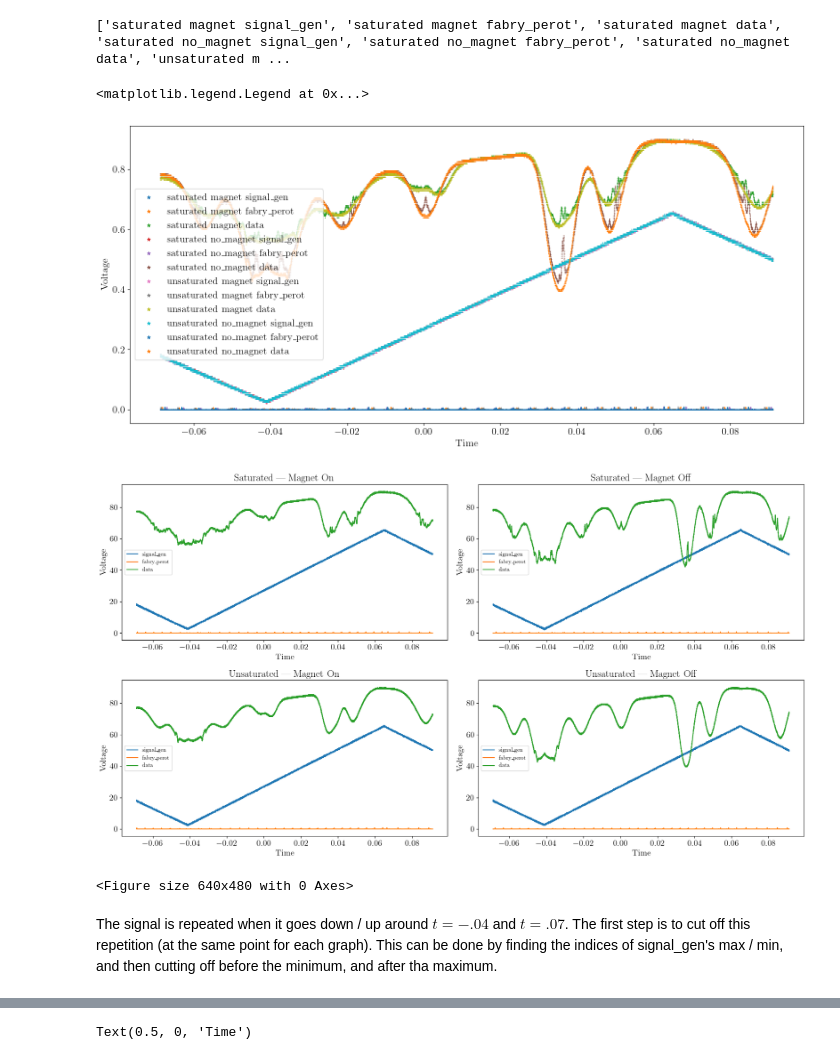
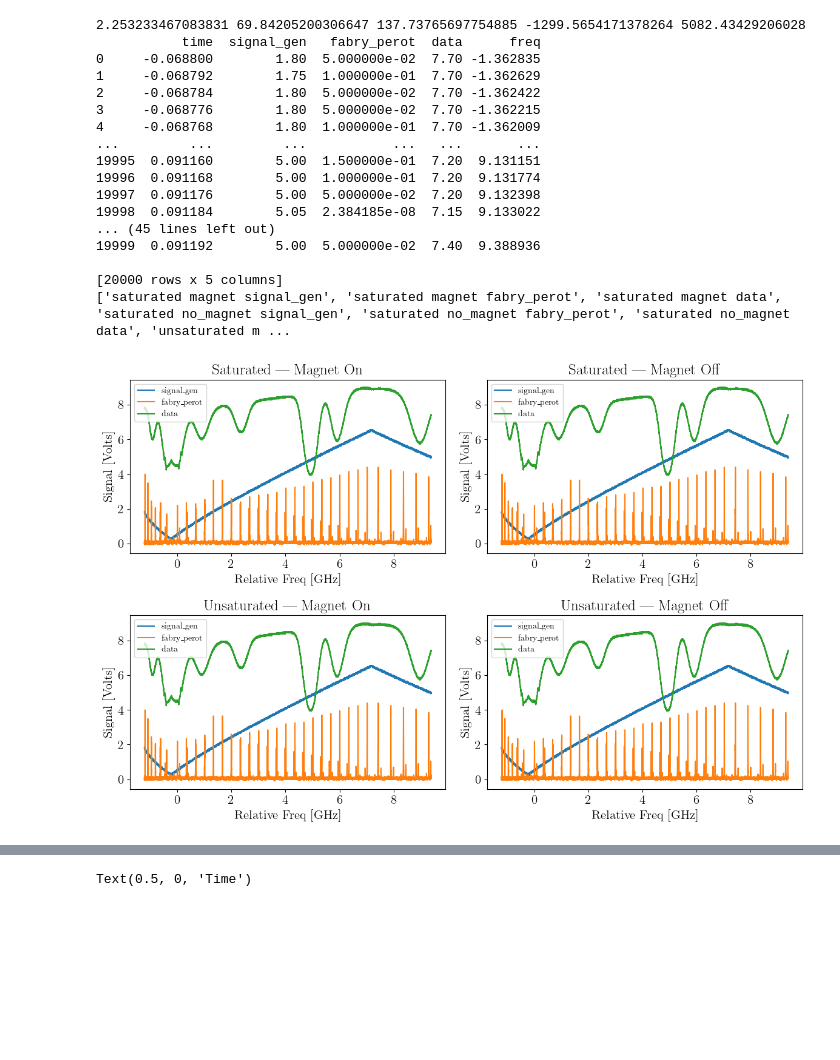
Before and after one commit to andres-luengo/alden-andres-max-most-dangerous-4450-trio, a Jupyter notebook: rb-spectroscopy/doppler_broadening.ipynb, the cells around one changed output, grey strips where cells are left out. Drawn from its saved outputs; the diff is of its cells as text; code cells hidden in the pictures; blank space fills up the shorter version.

Commit message:
Transform data with fabry calibration

```diff
--- a/rb-spectroscopy/doppler_broadening.ipynb
+++ b/rb-spectroscopy/doppler_broadening.ipynb
@@ -41,10 +71,8 @@ name_dict = {
     }
 }
 
+# load and reformat data
 
-plt.figure(figsize=(18,8))
-plt.xlabel("Time")
-plt.ylabel("Voltage")
 names=[]
 frames = []
 data_dict = {}
@@ -52,44 +80,72 @@ for sat_type in ["saturated", "unsaturated"]:
     data_dict[sat_type]={}
     for mag_stat in ["magnet", "no_magnet"]:
         data_dict[sat_type][mag_stat]={}
+        fab_fit_filename = f"./fabry_perot_fits/{sat_type}/{mag_stat}/theta.npy"
+        fab_cov_filename = f"./fabry_perot_fits/{sat_type}/{mag_stat}/X.npy"
+
+        data_dict[sat_type][mag_stat]["fab_fit"]=np.load(fab_fit_filename)
+        data_dict[sat_type][mag_stat]["fab_cov"]=np.load(fab_cov_filename)
+
+        dfs = []
         for dat_type in ["signal_gen", "fabry_perot", "data"]:
             filename = f"./data/{sat_type}/{mag_stat}/{dat_type}.CSV"
             names.append(f"{sat_type} {mag_stat} {dat_type}")
-            # print("\t\t", scan_name, filename + ".CSV")
-            df = pd.read_csv(filename, skiprows=15)
-            data_dict[sat_type][mag_stat][dat_type]=df
+            df = read_scope_csv(filename)
+            df = df.rename(columns={df.columns[0]: "time", df.columns[1]: dat_type})
+            dfs.append(df.set_index("time"))
+            # data_dict[sat_type][mag_stat][dat_type]=df
+        merged_df = pd.concat(dfs, axis=1).reset_index()
+
+        t = np.array(merged_df["time"])
+        params = data_dict[sat_type][mag_stat]["fab_fit"]
+        freq = fabry_time_to_freq(t, *params)
+        merged_df["freq"]=freq
+        data_dict[sat_type][mag_stat]["data"]=merged_df
+        print(merged_df)
+
 print(names)
-plt.legend(names, markerscale=15)
 # %% [output]
+2.253233467083831 69.84205200306647 137.73765697754885 -1299.5654171378264 5082.43429206028
+           time  signal_gen   fabry_perot  data      freq
+0     -0.068800        1.80  5.000000e-02  7.70 -1.362835
+1     -0.068792        1.75  1.000000e-01  7.70 -1.362629
+2     -0.068784        1.80  5.000000e-02  7.70 -1.362422
+3     -0.068776        1.80  5.000000e-02  7.70 -1.362215
+4     -0.068768        1.80  1.000000e-01  7.70 -1.362009
+...         ...         ...           ...   ...       ...
+19995  0.091160        5.00  1.500000e-01  7.20  9.131151
+19996  0.091168        5.00  1.000000e-01  7.20  9.131774
+19997  0.091176        5.00  5.000000e-02  7.20  9.132398
+19998  0.091184        5.05  2.384185e-08  7.15  9.133022
+... (45 lines left out)
+19999  0.091192        5.00  5.000000e-02  7.40  9.388936
+
+[20000 rows x 5 columns]
 ['saturated magnet signal_gen', 'saturated magnet fabry_perot', 'saturated magnet data', 'saturated no_magnet signal_gen', 'saturated no_magnet fabry_perot', 'saturated no_magnet data', 'unsaturated m ...
-<matplotlib.legend.Legend at 0x...>
-[figure, removed]
 # %%
-fig, axes = plt.subplots(2, 2, figsize=(18, 10))
+fig, axes = plt.subplots(2, 2, figsize=(12, 8))
 axes = axes.flatten()  # easier indexing
 
 subplot_idx = 0
 
 for sat_type in data_dict.keys():
     for mag_stat in data_dict[sat_type].keys():
         ax = axes[subplot_idx]
-        for dat_type in data_dict[sat_type][mag_stat].keys():
-            df = data_dict[sat_type][mag_stat][dat_type]
-            # assuming columns are named 'time' and 'signal'
-            ax.plot(df.iloc[:, 0], df.iloc[:, 1], label=dat_type)
+        data_dfs = []
+        df = data_dict[sat_type][mag_stat]["data"]
+        for col in ["signal_gen", "fabry_perot", "data"]:
+            ax.plot(merged_df["freq"], merged_df[col], label=col)
 
         ax.set_title(f"{sat_type.capitalize()} | {"Magnet On" if mag_stat=="magnet" else "Magnet Off"}")
-        ax.set_xlabel("Time")
-        ax.set_ylabel("Voltage")
+        ax.set_xlabel("Relative Freq [GHz]")
+        ax.set_ylabel("Signal [Volts]")
         ax.legend(fontsize=10)
 
         subplot_idx += 1
 
+
 plt.tight_layout()
+plt.savefig("DataSummary.png")
 plt.show()
-plt.savefig("DataSummary.png")
 # %% [output]
-[figure, old version]
+[figure, new version]
-<Figure size 640x480 with 0 Axes>
-# %% [markdown]
-The signal is repeated when it goes down / up around $t=-.04$ and $t=.07$. The first step is to cut off this repetition (at the same point for each graph). This can be done by finding the indices of signal_gen's max / min, and then cutting off before the minimum, and after tha maximum.
```
Also changed, not shown: parts of 6 cells of this notebook.
